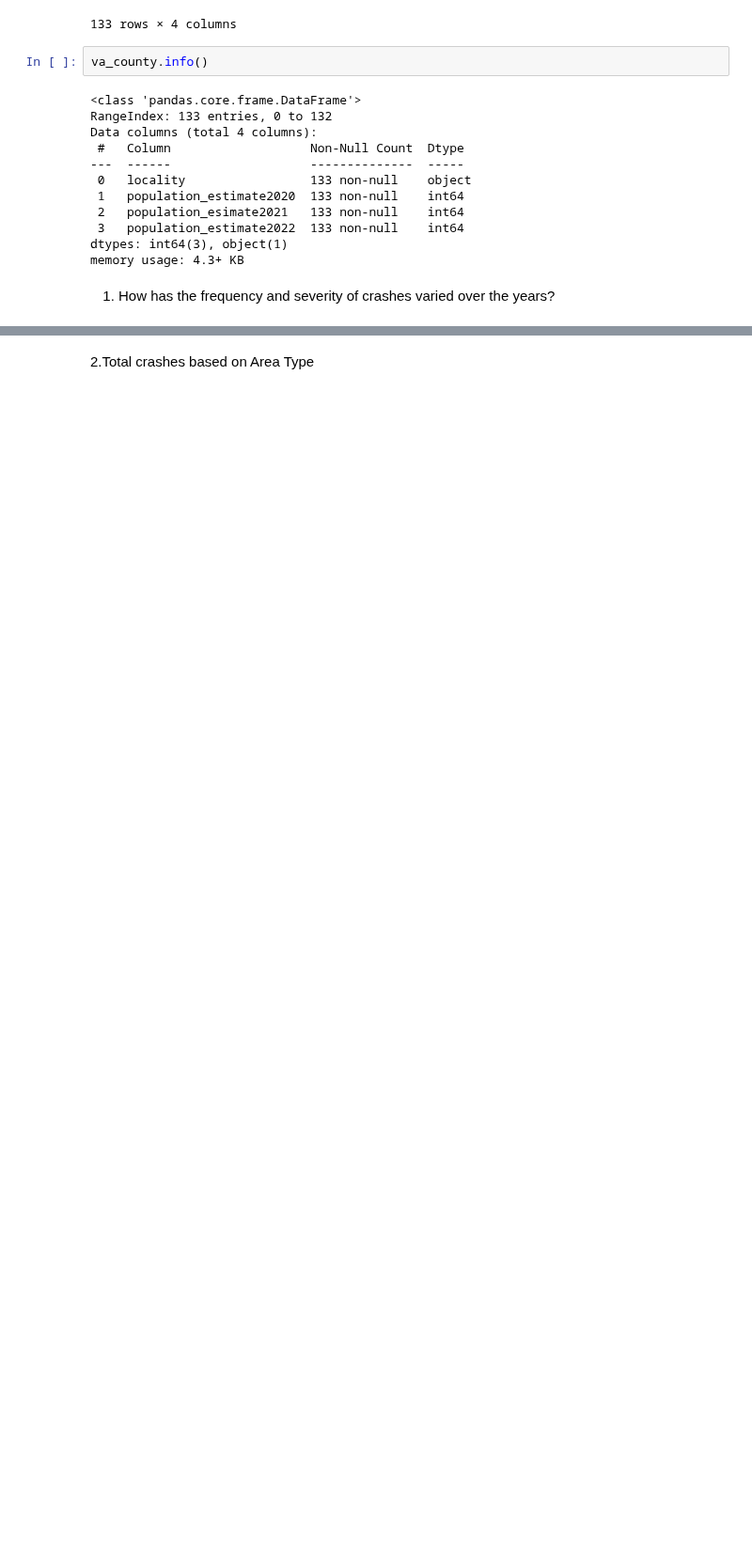
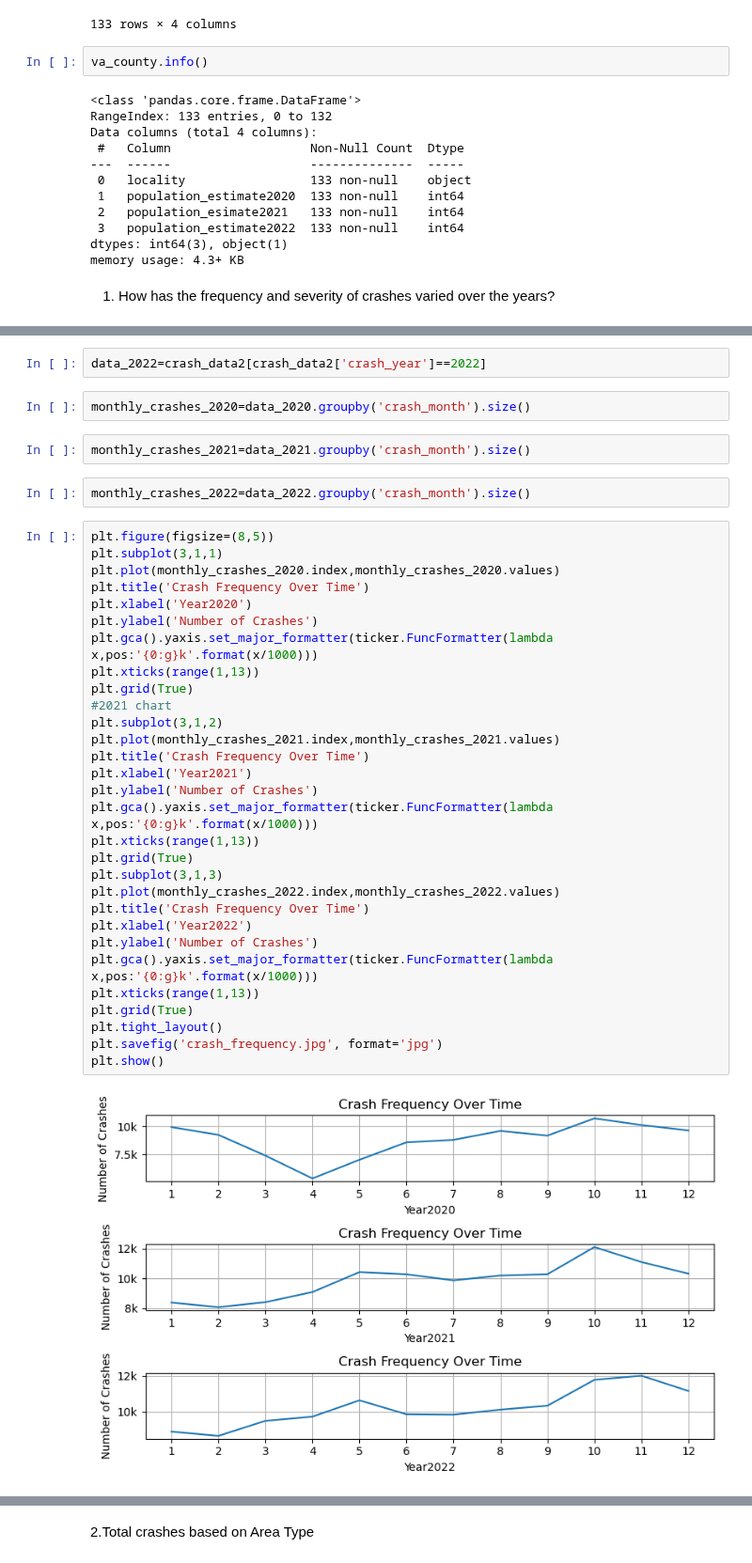
Before and after one commit to Eliab16/VDOT-crash-analysis, a Jupyter notebook: notebooks/VDOT_Analysis.ipynb, the cells around one changed output, grey strips where cells are left out. Shown at 94% size. Drawn from its saved outputs; the diff is of its cells as text; blank space fills up the shorter version.

```diff
--- a/notebooks/VDOT_Analysis.ipynb
+++ b/notebooks/VDOT_Analysis.ipynb
@@ -159,0 +148,40 @@ crash_severity_counts1=crash_data2.groupby(['crash_year','crash_severity']).size
+# %%
+data_2022=crash_data2[crash_data2['crash_year']==2022]
+# %%
+monthly_crashes_2020=data_2020.groupby('crash_month').size()
+# %%
+monthly_crashes_2021=data_2021.groupby('crash_month').size()
+# %%
+monthly_crashes_2022=data_2022.groupby('crash_month').size()
+# %%
+plt.figure(figsize=(8,5))
+plt.subplot(3,1,1)
+plt.plot(monthly_crashes_2020.index,monthly_crashes_2020.values)
+plt.title('Crash Frequency Over Time')
+plt.xlabel('Year2020')
+plt.ylabel('Number of Crashes')
+plt.gca().yaxis.set_major_formatter(ticker.FuncFormatter(lambda x,pos:'{0:g}k'.format(x/1000)))
+plt.xticks(range(1,13))
+plt.grid(True)
+#2021 chart
+plt.subplot(3,1,2)
+plt.plot(monthly_crashes_2021.index,monthly_crashes_2021.values)
+plt.title('Crash Frequency Over Time')
+plt.xlabel('Year2021')
+plt.ylabel('Number of Crashes')
+plt.gca().yaxis.set_major_formatter(ticker.FuncFormatter(lambda x,pos:'{0:g}k'.format(x/1000)))
+plt.xticks(range(1,13))
+plt.grid(True)
+plt.subplot(3,1,3)
+plt.plot(monthly_crashes_2022.index,monthly_crashes_2022.values)
+plt.title('Crash Frequency Over Time')
+plt.xlabel('Year2022')
+plt.ylabel('Number of Crashes')
+plt.gca().yaxis.set_major_formatter(ticker.FuncFormatter(lambda x,pos:'{0:g}k'.format(x/1000)))
+plt.xticks(range(1,13))
+plt.grid(True)
+plt.tight_layout()
+plt.savefig('crash_frequency.jpg', format='jpg')
+plt.show()
+# %% [output]
+[figure, added]
```
Also changed, not shown: parts of 46 cells of this notebook.
